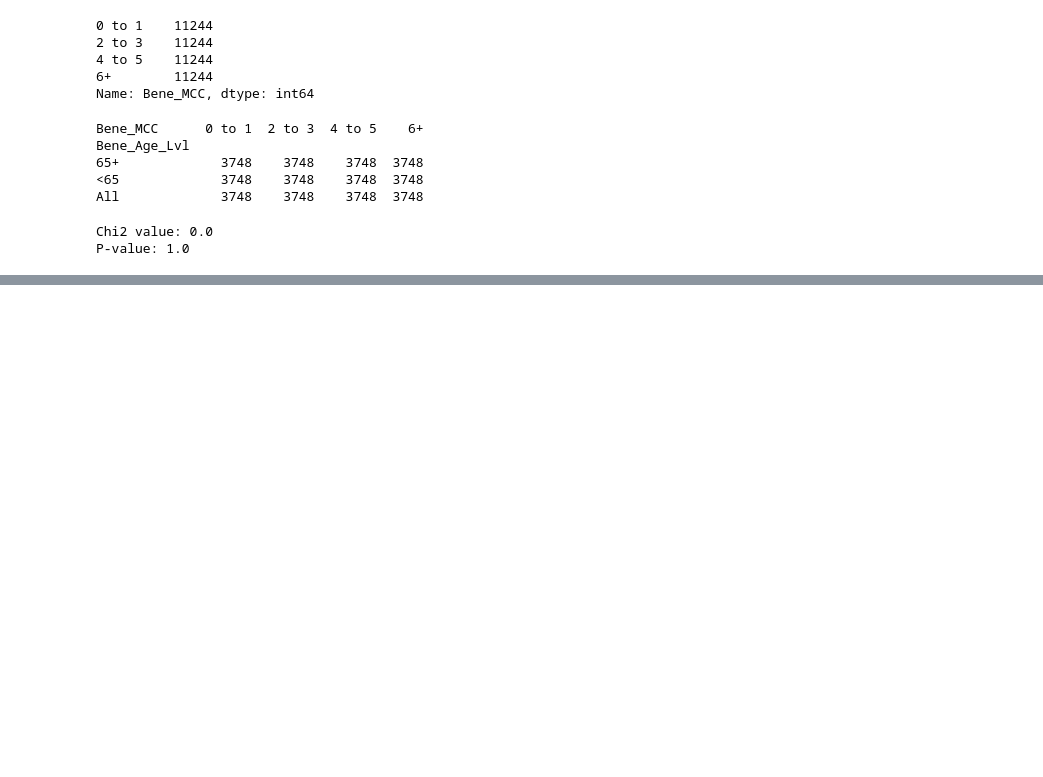
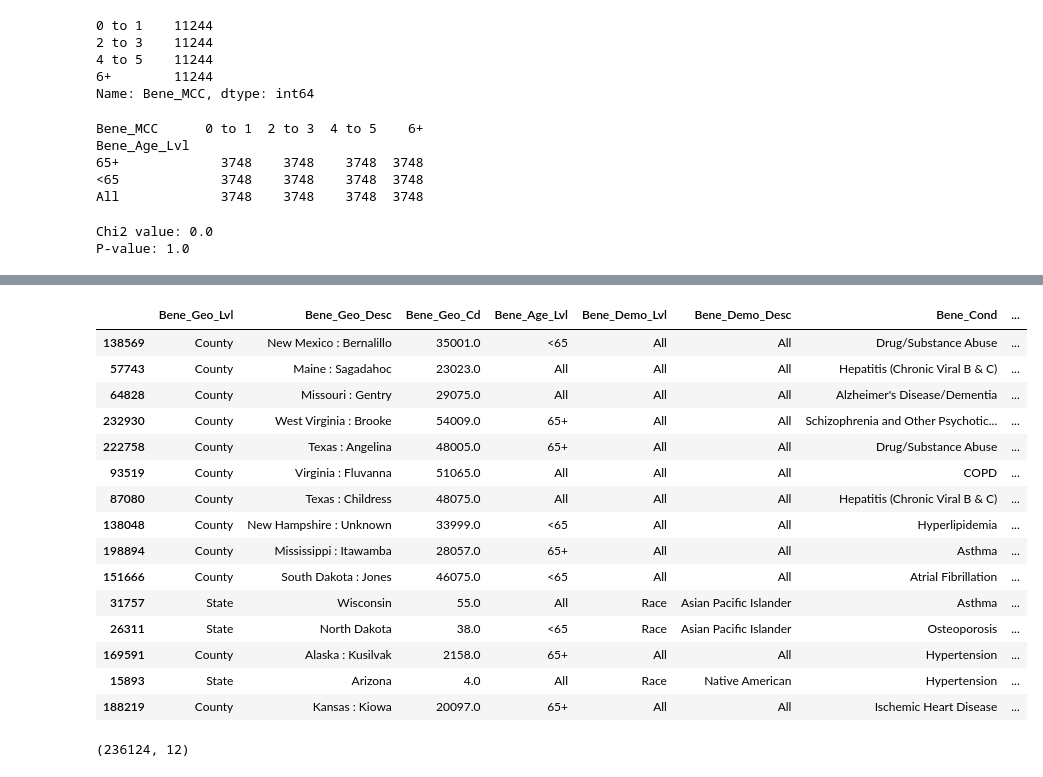
Before and after one commit to kkettip/datasci_5_statistics, a Jupyter notebook: datasci_5_statistics.ipynb, the cells around one changed output, grey strips where cells are left out. Drawn from its saved outputs; the diff is of its cells as text; code cells hidden in the pictures; blank space fills up the shorter version.

```diff
--- a/datasci_5_statistics.ipynb
+++ b/datasci_5_statistics.ipynb
@@ -68,0 +95,25 @@ P-value: 1.0
+# %%
+df2 = pd.read_csv('/content/Specific_Chronic_Conditions_2018_data.csv')
+# %%
+df2.sample(15)
+# %% [output]
+|  | Bene_Geo_Lvl | Bene_Geo_Desc | Bene_Geo_Cd | Bene_Age_Lvl | Bene_Demo_Lvl | Bene_Demo_Desc | Bene_Cond | ... |
+| 138569 | County | New Mexico : Bernalillo | 35001.0 | <65 | All | All | Drug/Substance Abuse | ... |
+| 57743 | County | Maine : Sagadahoc | 23023.0 | All | All | All | Hepatitis (Chronic Viral B & C) | ... |
+| 64828 | County | Missouri : Gentry | 29075.0 | All | All | All | Alzheimer's Disease/Dementia | ... |
+| 232930 | County | West Virginia : Brooke | 54009.0 | 65+ | All | All | Schizophrenia and Other Psychotic... | ... |
+| 222758 | County | Texas : Angelina | 48005.0 | 65+ | All | All | Drug/Substance Abuse | ... |
+| 93519 | County | Virginia : Fluvanna | 51065.0 | All | All | All | COPD | ... |
+| 87080 | County | Texas : Childress | 48075.0 | All | All | All | Hepatitis (Chronic Viral B & C) | ... |
+| 138048 | County | New Hampshire : Unknown | 33999.0 | <65 | All | All | Hyperlipidemia | ... |
+| 198894 | County | Mississippi : Itawamba | 28057.0 | 65+ | All | All | Asthma | ... |
+| 151666 | County | South Dakota : Jones | 46075.0 | <65 | All | All | Atrial Fibrillation | ... |
+| 31757 | State | Wisconsin | 55.0 | All | Race | Asian Pacific Islander | Asthma | ... |
+| 26311 | State | North Dakota | 38.0 | <65 | Race | Asian Pacific Islander | Osteoporosis | ... |
+| 169591 | County | Alaska : Kusilvak | 2158.0 | 65+ | All | All | Hypertension | ... |
+| 15893 | State | Arizona | 4.0 | All | Race | Native American | Hypertension | ... |
+| 188219 | County | Kansas : Kiowa | 20097.0 | 65+ | All | All | Ischemic Heart Disease | ... |
+# %%
+df2.shape
+# %% [output]
+(236124, 12)
```
Also changed, not shown: parts of 16 cells of this notebook.
